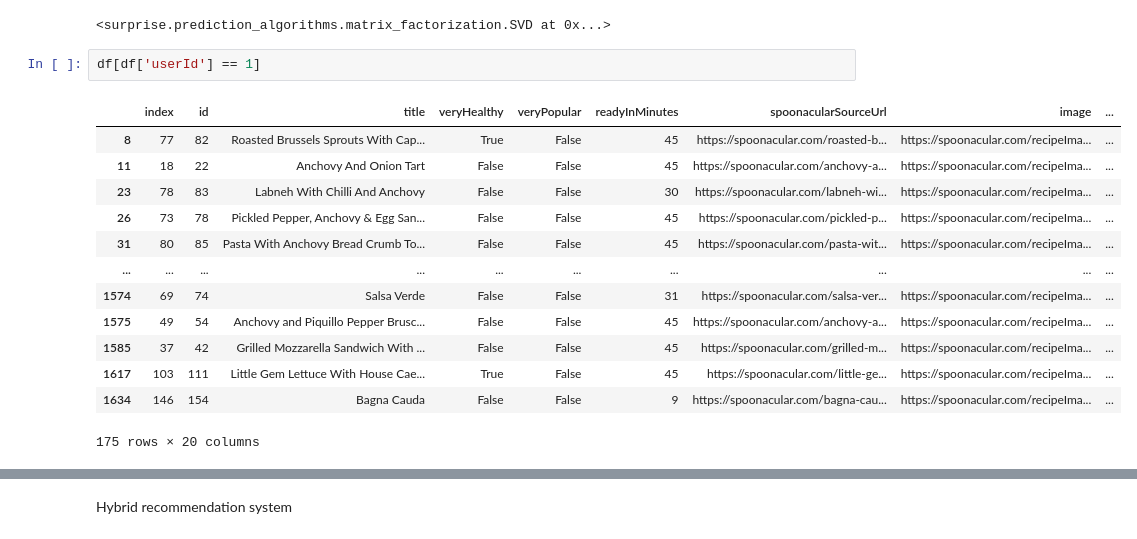
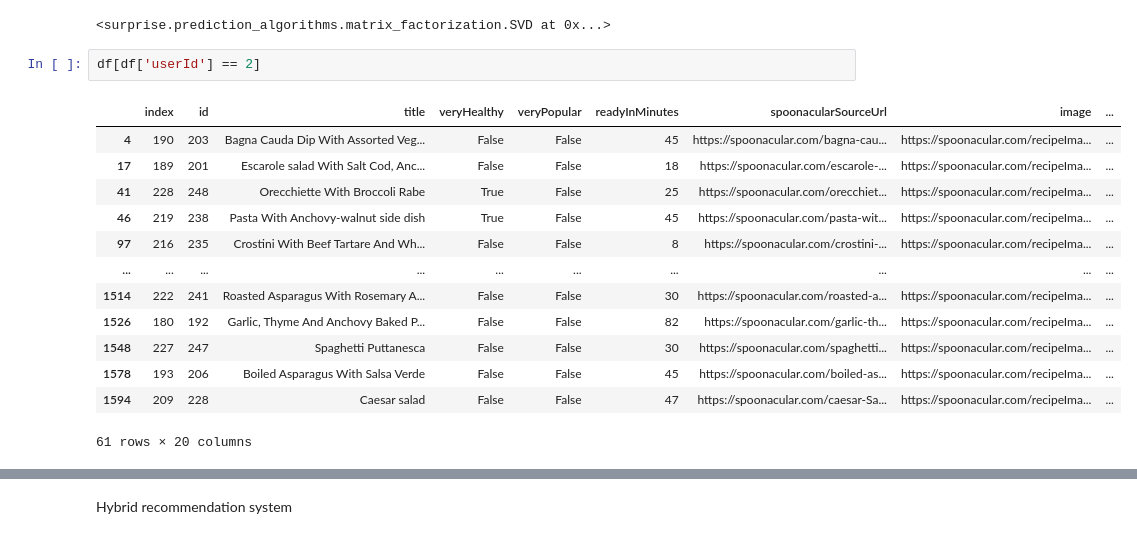
Before and after one commit to spooki-chan/CS-31_SDGP, a Jupyter notebook: RecommedationSystem.ipynb, the cells around one changed output, grey strips where cells are left out. Saved outputs shown, nothing was run; the diff lists cells and outputs as text.

```diff
--- a/RecommedationSystem.ipynb
+++ b/RecommedationSystem.ipynb
@@ -536,21 +536,21 @@ svd.fit(data_train)
 # %% [output]
 <surprise.prediction_algorithms.matrix_factorization.SVD at 0x...>
 # %%
-df[df['userId'] == 1]
+df[df['userId'] == 2]
 # %% [output]
 |  | index | id | title | veryHealthy | veryPopular | readyInMinutes | spoonacularSourceUrl | image | ... |
-| 8 | 77 | 82 | Roasted Brussels Sprouts With Cap... | True | False | 45 | https://spoonacular.com/roasted-b... | https://spoonacular.com/recipeIma... | ... |
-| 11 | 18 | 22 | Anchovy And Onion Tart | False | False | 45 | https://spoonacular.com/anchovy-a... | https://spoonacular.com/recipeIma... | ... |
-| 23 | 78 | 83 | Labneh With Chilli And Anchovy | False | False | 30 | https://spoonacular.com/labneh-wi... | https://spoonacular.com/recipeIma... | ... |
-| 26 | 73 | 78 | Pickled Pepper, Anchovy & Egg San... | False | False | 45 | https://spoonacular.com/pickled-p... | https://spoonacular.com/recipeIma... | ... |
-| 31 | 80 | 85 | Pasta With Anchovy Bread Crumb To... | False | False | 45 | https://spoonacular.com/pasta-wit... | https://spoonacular.com/recipeIma... | ... |
+| 4 | 190 | 203 | Bagna Cauda Dip With Assorted Veg... | False | False | 45 | https://spoonacular.com/bagna-cau... | https://spoonacular.com/recipeIma... | ... |
+| 17 | 189 | 201 | Escarole salad With Salt Cod, Anc... | False | False | 18 | https://spoonacular.com/escarole-... | https://spoonacular.com/recipeIma... | ... |
+| 41 | 228 | 248 | Orecchiette With Broccoli Rabe | True | False | 25 | https://spoonacular.com/orecchiet... | https://spoonacular.com/recipeIma... | ... |
+| 46 | 219 | 238 | Pasta With Anchovy-walnut side dish | True | False | 45 | https://spoonacular.com/pasta-wit... | https://spoonacular.com/recipeIma... | ... |
+| 97 | 216 | 235 | Crostini With Beef Tartare And Wh... | False | False | 8 | https://spoonacular.com/crostini-... | https://spoonacular.com/recipeIma... | ... |
 | ... | ... | ... | ... | ... | ... | ... | ... | ... | ... |
-| 1574 | 69 | 74 | Salsa Verde | False | False | 31 | https://spoonacular.com/salsa-ver... | https://spoonacular.com/recipeIma... | ... |
-| 1575 | 49 | 54 | Anchovy and Piquillo Pepper Brusc... | False | False | 45 | https://spoonacular.com/anchovy-a... | https://spoonacular.com/recipeIma... | ... |
-| 1585 | 37 | 42 | Grilled Mozzarella Sandwich With ... | False | False | 45 | https://spoonacular.com/grilled-m... | https://spoonacular.com/recipeIma... | ... |
-| 1617 | 103 | 111 | Little Gem Lettuce With House Cae... | True | False | 45 | https://spoonacular.com/little-ge... | https://spoonacular.com/recipeIma... | ... |
-| 1634 | 146 | 154 | Bagna Cauda | False | False | 9 | https://spoonacular.com/bagna-cau... | https://spoonacular.com/recipeIma... | ... |
+| 1514 | 222 | 241 | Roasted Asparagus With Rosemary A... | False | False | 30 | https://spoonacular.com/roasted-a... | https://spoonacular.com/recipeIma... | ... |
+| 1526 | 180 | 192 | Garlic, Thyme And Anchovy Baked P... | False | False | 82 | https://spoonacular.com/garlic-th... | https://spoonacular.com/recipeIma... | ... |
+| 1548 | 227 | 247 | Spaghetti Puttanesca | False | False | 30 | https://spoonacular.com/spaghetti... | https://spoonacular.com/recipeIma... | ... |
+| 1578 | 193 | 206 | Boiled Asparagus With Salsa Verde | False | False | 45 | https://spoonacular.com/boiled-as... | https://spoonacular.com/recipeIma... | ... |
+| 1594 | 209 | 228 | Caesar salad | False | False | 47 | https://spoonacular.com/caesar-Sa... | https://spoonacular.com/recipeIma... | ... |
-175 rows × 20 columns
+61 rows × 20 columns
 # %%
 svd.predict(1, 302)
 # %% [output]
```
Also changed, not shown: parts of 5 cells of this notebook, 2 other files.
